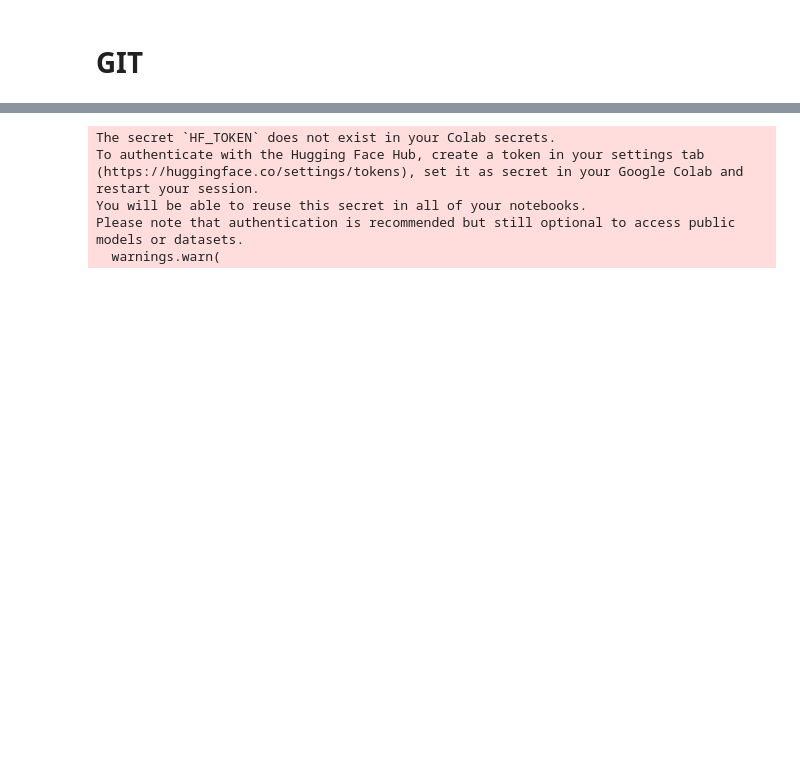
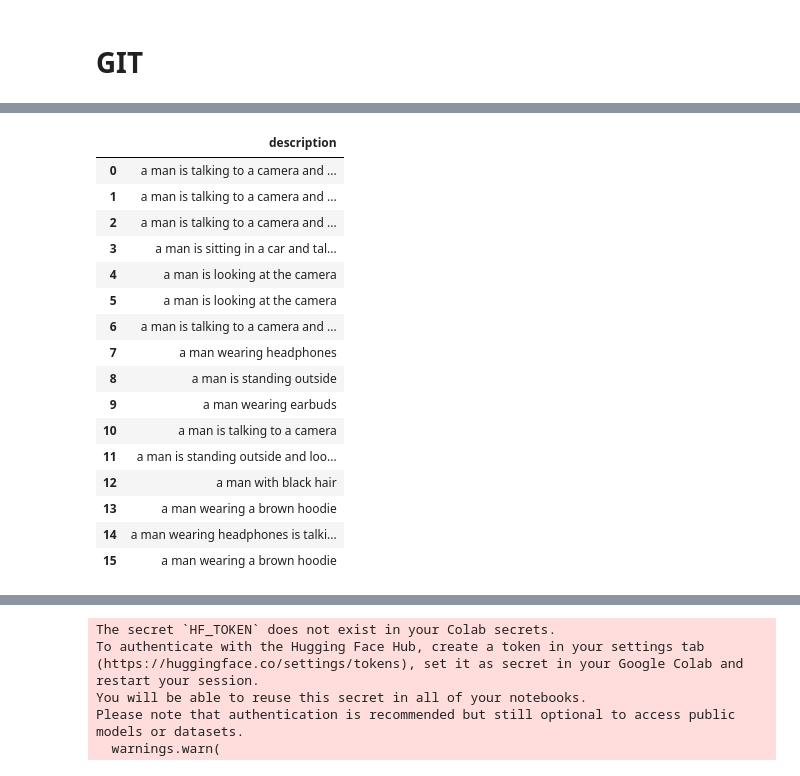
Before and after one commit to Yogesh914/cv-model-exploration, a Jupyter notebook: exploration.ipynb, the cells around one changed output, grey strips where cells are left out. Saved outputs shown, nothing was run; the diff lists cells and outputs as text; code cells hidden in the pictures; blank space fills up the shorter version.

```diff
--- a/exploration.ipynb
+++ b/exploration.ipynb
@@ -464,0 +521,20 @@ from transformers import AutoProcessor, AutoModelForCausalLM
+# %%
+df_descriptions
+# %% [output]
+|  | description |
+| 0 | a man is talking to a camera and ... |
+| 1 | a man is talking to a camera and ... |
+| 2 | a man is talking to a camera and ... |
+| 3 | a man is sitting in a car and tal... |
+| 4 | a man is looking at the camera |
+| 5 | a man is looking at the camera |
+| 6 | a man is talking to a camera and ... |
+| 7 | a man wearing headphones |
+| 8 | a man is standing outside |
+| 9 | a man wearing earbuds |
+| 10 | a man is talking to a camera |
+| 11 | a man is standing outside and loo... |
+| 12 | a man with black hair |
+| 13 | a man wearing a brown hoodie |
+| 14 | a man wearing headphones is talki... |
+| 15 | a man wearing a brown hoodie |
```
Also changed, not shown: parts of 24 cells of this notebook.
